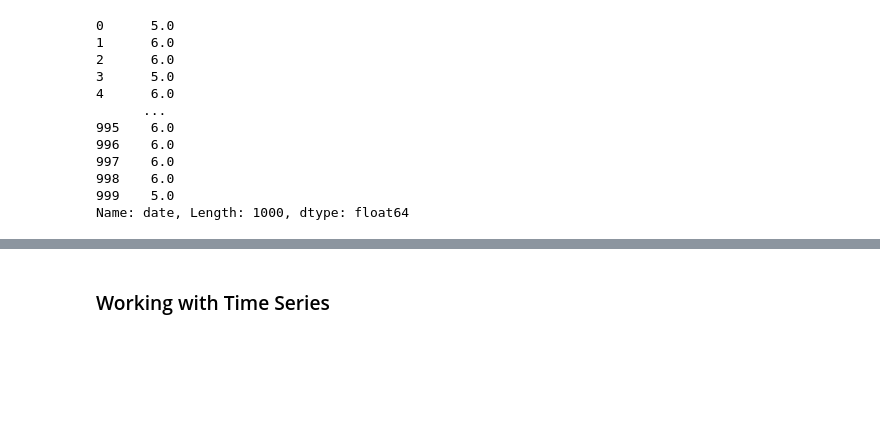
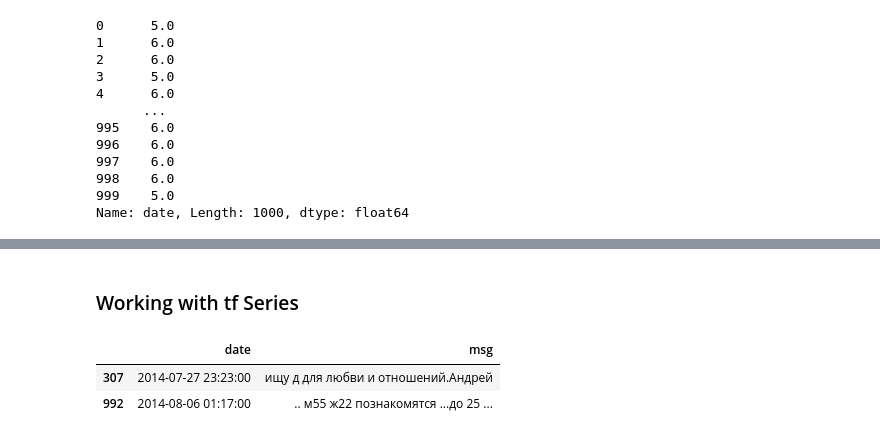
Before and after one commit to shivam188132/MY_machine_learning, a Jupyter notebook: Handling of date and time values.ipynb, the cells around one changed output, grey strips where cells are left out. Drawn from its saved outputs; the diff is of its cells as text; code cells hidden in the pictures; blank space fills up the shorter version.

```diff
--- a/Handling of date and time values.ipynb
+++ b/Handling of date and time values.ipynb
@@ -259,4 +269,4 @@ Name: date, Length: 1000, dtype: float64
 # %% [markdown]
 ![image.png](attachment:6e4c480d-752a-49a3-8899-9edf2c8deb20.png)
 # %% [markdown]
-### Working with Time Series
+### Working with tf Series
@@ -262,0 +275,6 @@ Name: date, Length: 1000, dtype: float64
+# %%
+tf.sample(2)
+# %% [output]
+|  | date | msg |
+| 307 | 2014-07-27 23:23:00 | ищу д для любви и отношений.Андрей |
+| 992 | 2014-08-06 01:17:00 | .. м55 ж22 познакомятся ...до 25 ... |
```
Also changed, not shown: parts of 21 cells of this notebook, 1 other file.
